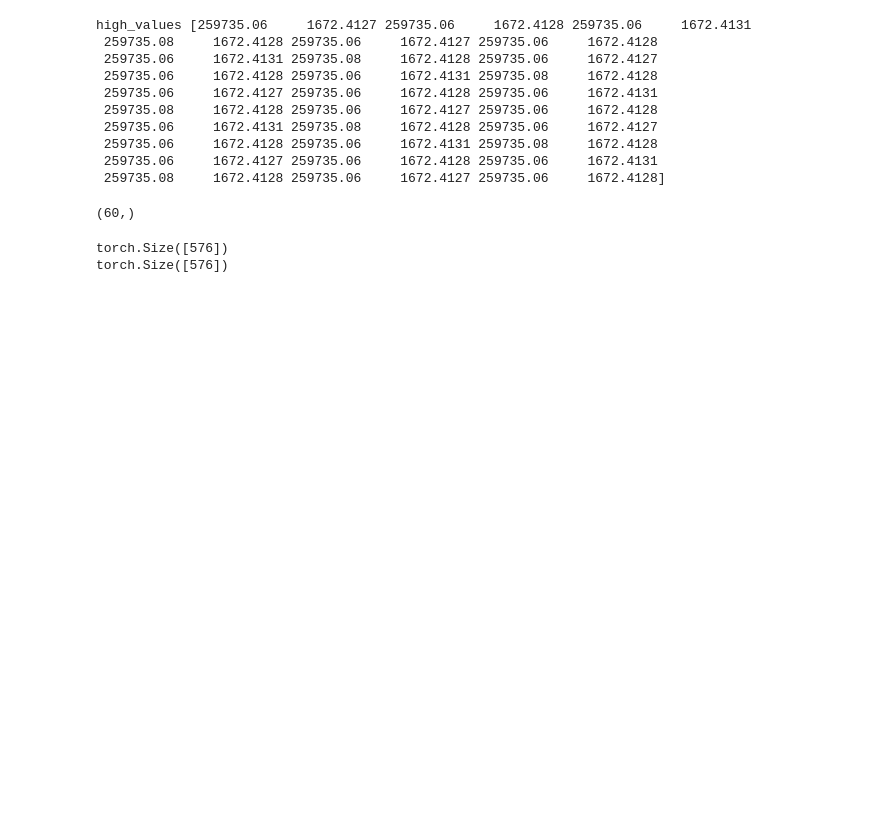
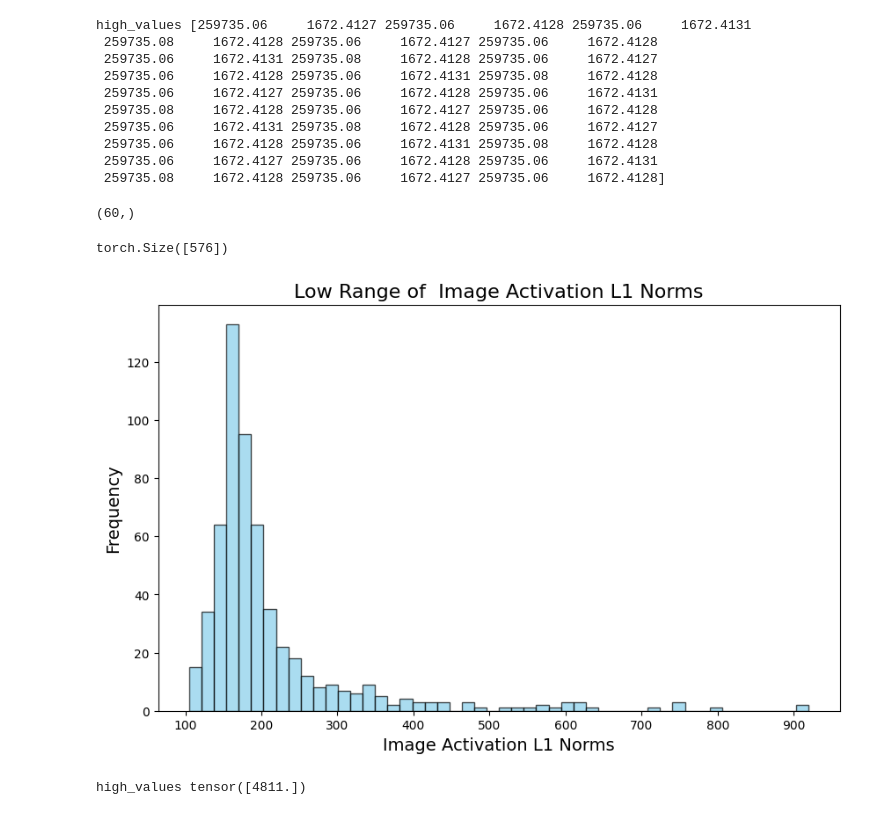
Before and after one commit to htlou/SAELens-V, a Jupyter notebook: tutorials/activation_vis.ipynb, the cells around one changed output. Saved outputs shown, nothing was run; the diff lists cells and outputs as text; code cells hidden in the pictures; blank space fills up the shorter version.

```diff
--- a/tutorials/activation_vis.ipynb
+++ b/tutorials/activation_vis.ipynb
@@ -27,6 +27,7 @@ from sae_lens.activation_visualization import load_llava_model, load_chameleon_m
 # %% [markdown]
 Model loading
 # %%
+# please replace these path to your own path
 MODEL_NAME = "llava-hf/llava-v1.6-mistral-7b-hf"
 model_path = "/mnt/data/changye/model/llava"
 device = "cuda:5"
@@ -35,7 +36,7 @@ sae_path = "/mnt/data/changye/checkpoints/xepk4xea/final_163840000"
 dataset_path = "/mnt/data/changye/data/obelics3k-tokenized-llava4096"
 columns_to_read = ["input_ids", "pixel_values", "attention_mask", "image_sizes"]
 
-save_path = "/home/saev/changye/SAELens-V/activation_visualization"
+save_path = "../activation_visualization"
 
 
 (
@@ -58,7 +59,7 @@ Input loading
 # %%
 example_prompt = "What is shown in the image?"
 # example_prompt = " "
-image_path = "/home/saev/changye/SAELens-V/image_source/R.jpg"
+image_path = "../image_source/R.jpg"
 inputs, image = prepare_input(processor,device, image_path, example_prompt)
 print(inputs['input_ids'])
 # i, j = 0, 5
@@ -164,16 +165,28 @@ print(high_values.shape)
 # %%
 # patch_indices = torch.stack(
 #         (valid_indices[:576], valid_indices[576:]), dim=1
 #     )
 #     patch_features = feature_acts[:, patch_indices]
 l0_feature_list = []
 for patch_feature in patch_features_list:
     patch_feature=(patch_feature!=0).sum(-1)
     patch_feature=patch_feature.sum(-1)
     l0_feature_list.append(patch_feature)
 print(l0_feature_list[0].shape)
-global_activation_l0_norms = torch.stack(l0_feature_list).sum(0)/len(l0_feature_list)
-print(global_activation_l0_norms.shape)
+image_activation_l0_norms = torch.stack(l0_feature_list).sum(0)/len(l0_feature_list)
+
+low_values = image_activation_l0_norms[image_activation_l0_norms < 1000]
+high_values = image_activation_l0_norms[image_activation_l0_norms >= 1000]
+
+plt.figure(figsize=(10, 6))
+plt.hist(low_values ,bins=50, color='skyblue', edgecolor='black', alpha=0.7)
+plt.title('Low Range of  Image Activation L1 Norms', fontsize=16)
+plt.xlabel('Image Activation L1 Norms', fontsize=14)
+plt.ylabel('Frequency', fontsize=14)
+plt.show()
+
+print("high_values",high_values)
 # %% [output]
 torch.Size([576])
-torch.Size([576])
+[figure, added]
+high_values tensor([4811.])
```
